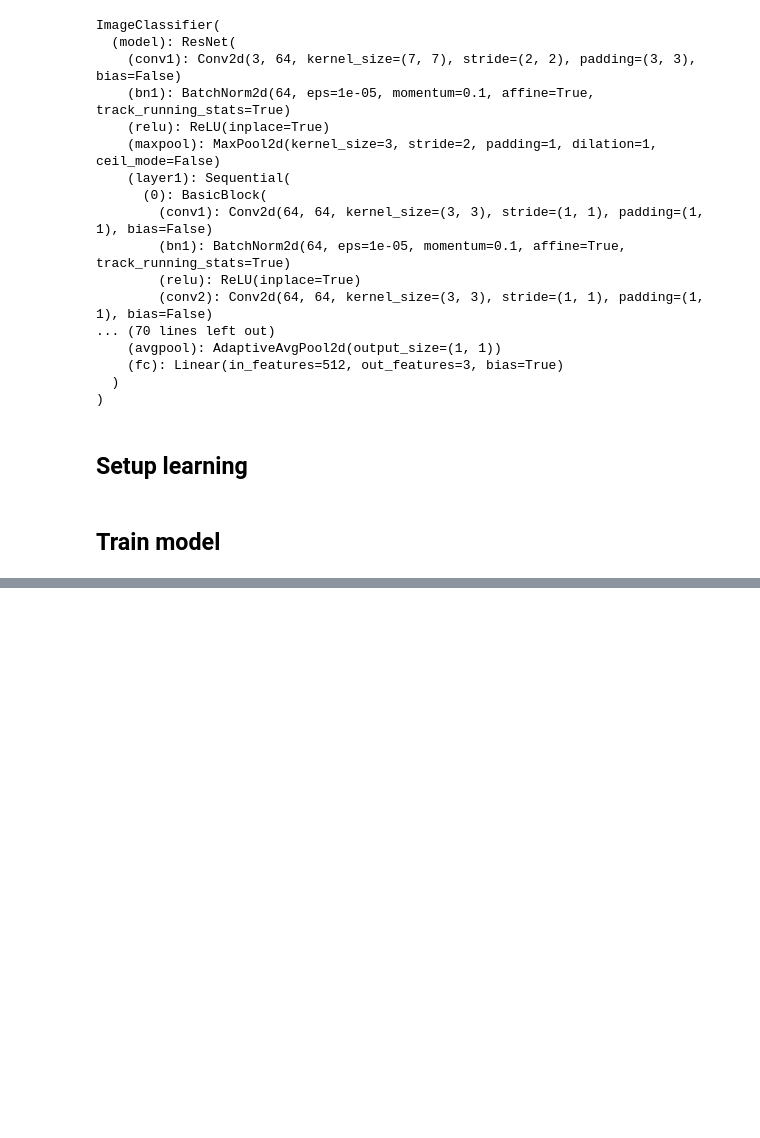
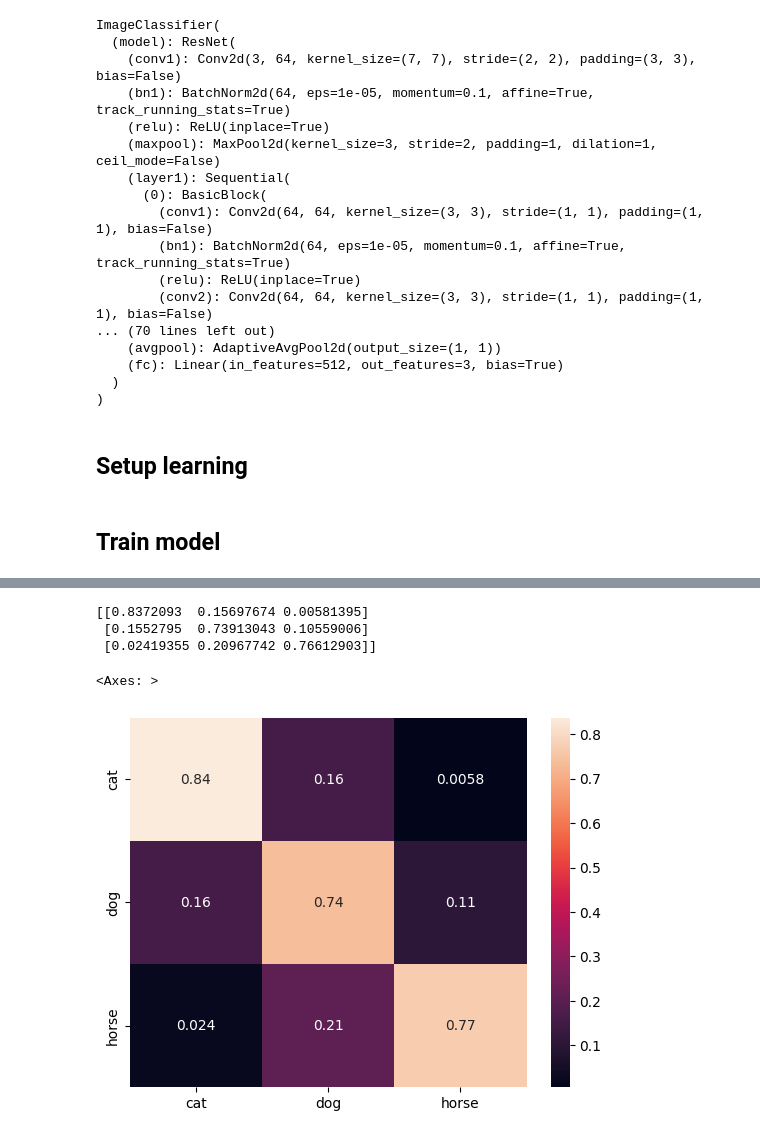
Before and after one commit to PyML-studio/Udemy-ComputerVision, a Jupyter notebook: section3-classification/part2_build_classifier.ipynb, the cells around one changed output, grey strips where cells are left out. Saved outputs shown, nothing was run; the diff lists cells and outputs as text; code cells hidden in the pictures; blank space fills up the shorter version.

```diff
--- a/section3-classification/part2_build_classifier.ipynb
+++ b/section3-classification/part2_build_classifier.ipynb
@@ -247,0 +327,8 @@ for epoch in range(num_epochs):
+# %%
+model = ImageClassifier(num_classes=len(label_map))
+
+# load the best model
+model.load_state_dict(torch.load('checkpoints/best_model.pth'))
+
+model.to(device)
+model.eval()
@@ -247,0 +353,20 @@ for epoch in range(num_epochs):
+# %%
+test_dataset = MyImageDataset(
+    "data.csv",
+    transform=test_tranform,
+    tag="test"
+)
+
+test_loader = DataLoader(
+    test_dataset, batch_size=1, shuffle=False,
+)
+# %%
+predictions, targets = [], []
+for image, label in tqdm(test_dataset):
+    image = image.to(device).unsqueeze(0)
+    with torch.no_grad():
+        logits = model(image)
+
+    pred_label = torch.argmax(logits, dim=1).item()
+    predictions.append(pred_label)
+    targets.append(label)
@@ -247,0 +392,25 @@ for epoch in range(num_epochs):
+# %%
+from sklearn.metrics import confusion_matrix
+
+conf_mat = confusion_matrix(
+    y_true=targets, y_pred=predictions,
+    normalize='true'
+)
+
+print(conf_mat)
+# %% [output]
+[[0.8372093  0.15697674 0.00581395]
+ [0.1552795  0.73913043 0.10559006]
+ [0.02419355 0.20967742 0.76612903]]
+# %%
+conf_mat = confusion_matrix(
+    y_true=targets, y_pred=predictions, normalize='true'
+)
+sns.heatmap(
+    conf_mat, annot=True,
+    xticklabels=label_map.keys(),
+    yticklabels=label_map.keys()
+)
+# %% [output]
+<Axes: >
+[figure, added]
```
Also changed, not shown: parts of 12 cells of this notebook, 1 other file.
